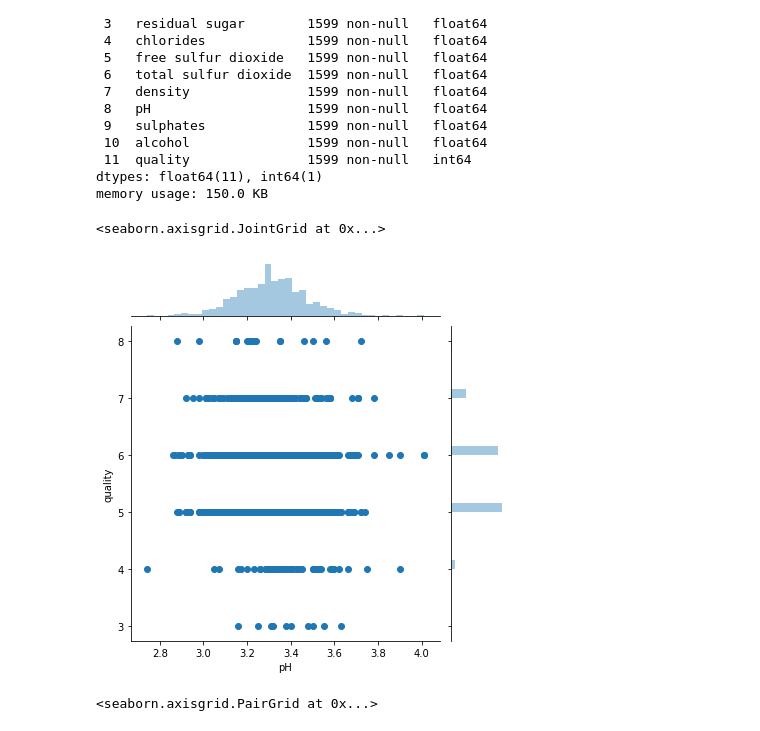
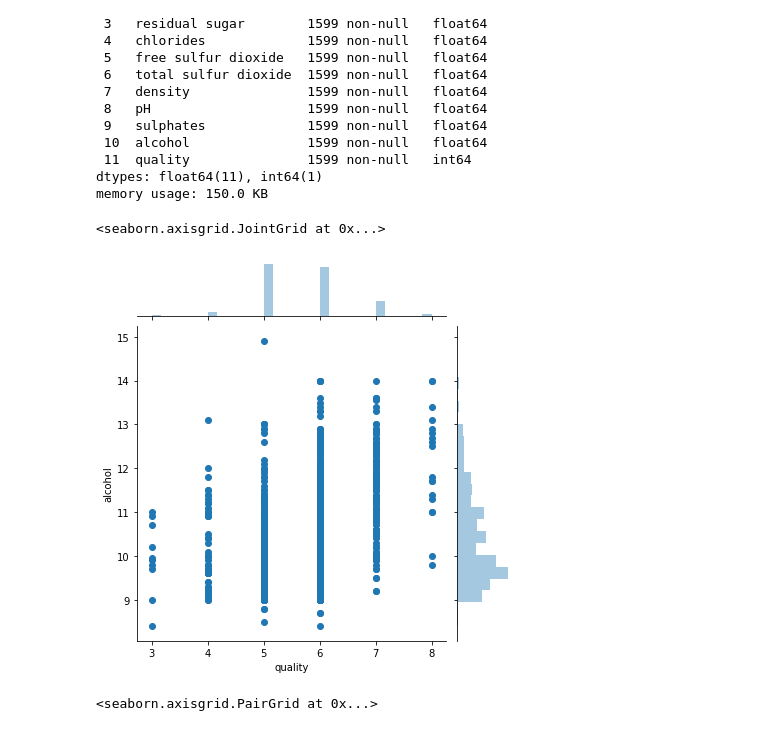
Before and after one commit to pkrosoff/wine_machine_learning, a Jupyter notebook: Code/Wine Quality (Red).ipynb, the cells around one changed output. Saved outputs shown, nothing was run; the diff lists cells and outputs as text; code cells hidden in the pictures.

Commit message:
Updating preliminary regression analysis for red wine quality

```diff
--- a/Code/Wine Quality (Red).ipynb
+++ b/Code/Wine Quality (Red).ipynb
@@ -7,7 +7,7 @@ from sklearn.model_selection import train_test_split
 from sklearn.linear_model import LinearRegression
 %matplotlib inline
 # %%
-red_wine = pd.read_csv('winequality-red.csv')
+red_wine = pd.read_csv('../data/winequality-red.csv')
 # %%
 red_wine
 # %% [output]
@@ -59,10 +59,10 @@ Data columns (total 12 columns):
 dtypes: float64(11), int64(1)
 memory usage: 150.0 KB
 # %%
-sns.jointplot(x='pH',y='quality', data=red_wine)
+sns.jointplot(x='quality',y='alcohol', data=red_wine)
 # %% [output]
 <seaborn.axisgrid.JointGrid at 0x...>
-[figure, old version]
+[figure, new version]
 # %%
 sns.pairplot(red_wine)
 # %% [output]
```
Also changed, not shown: parts of 19 cells of this notebook, 1 other file.
